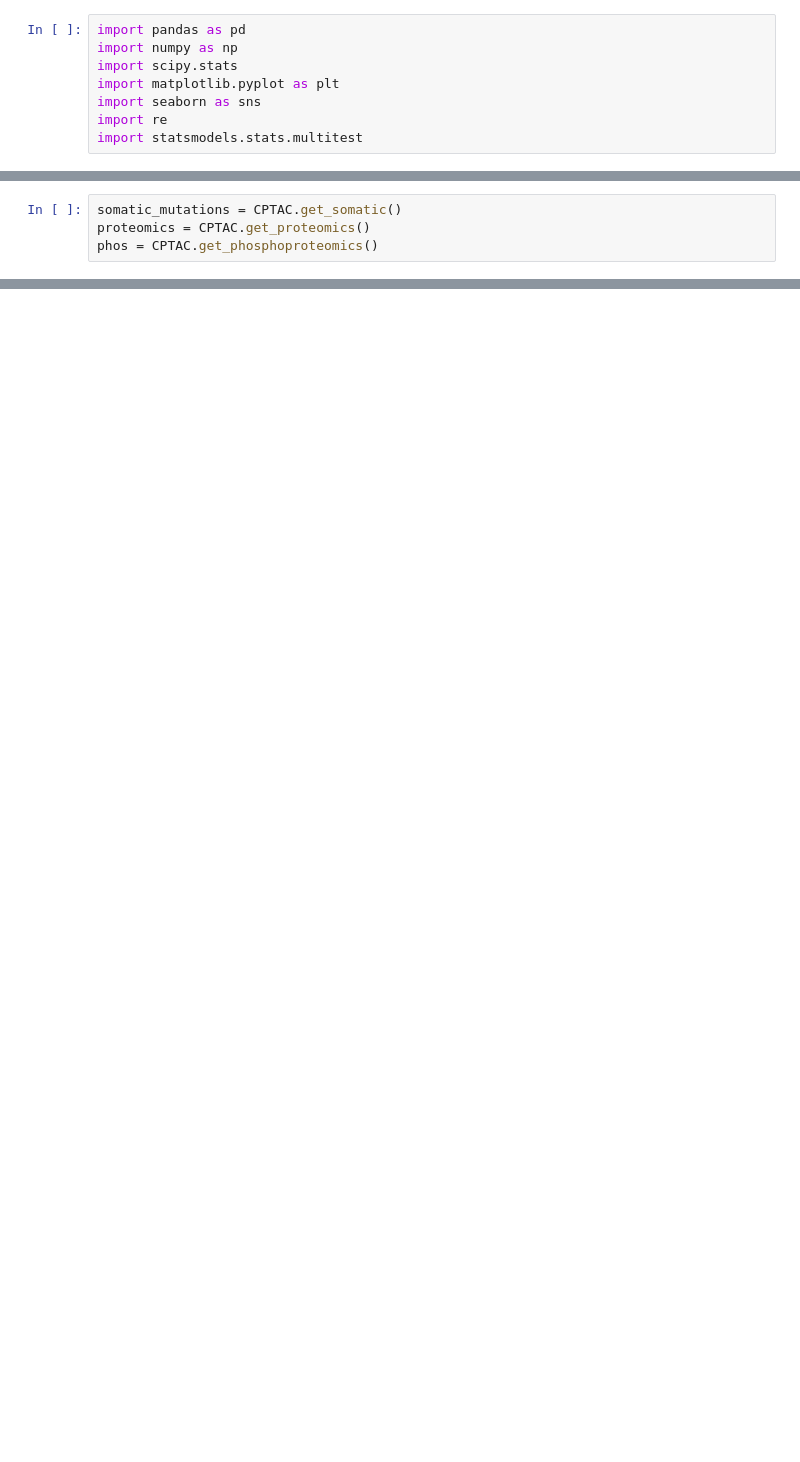
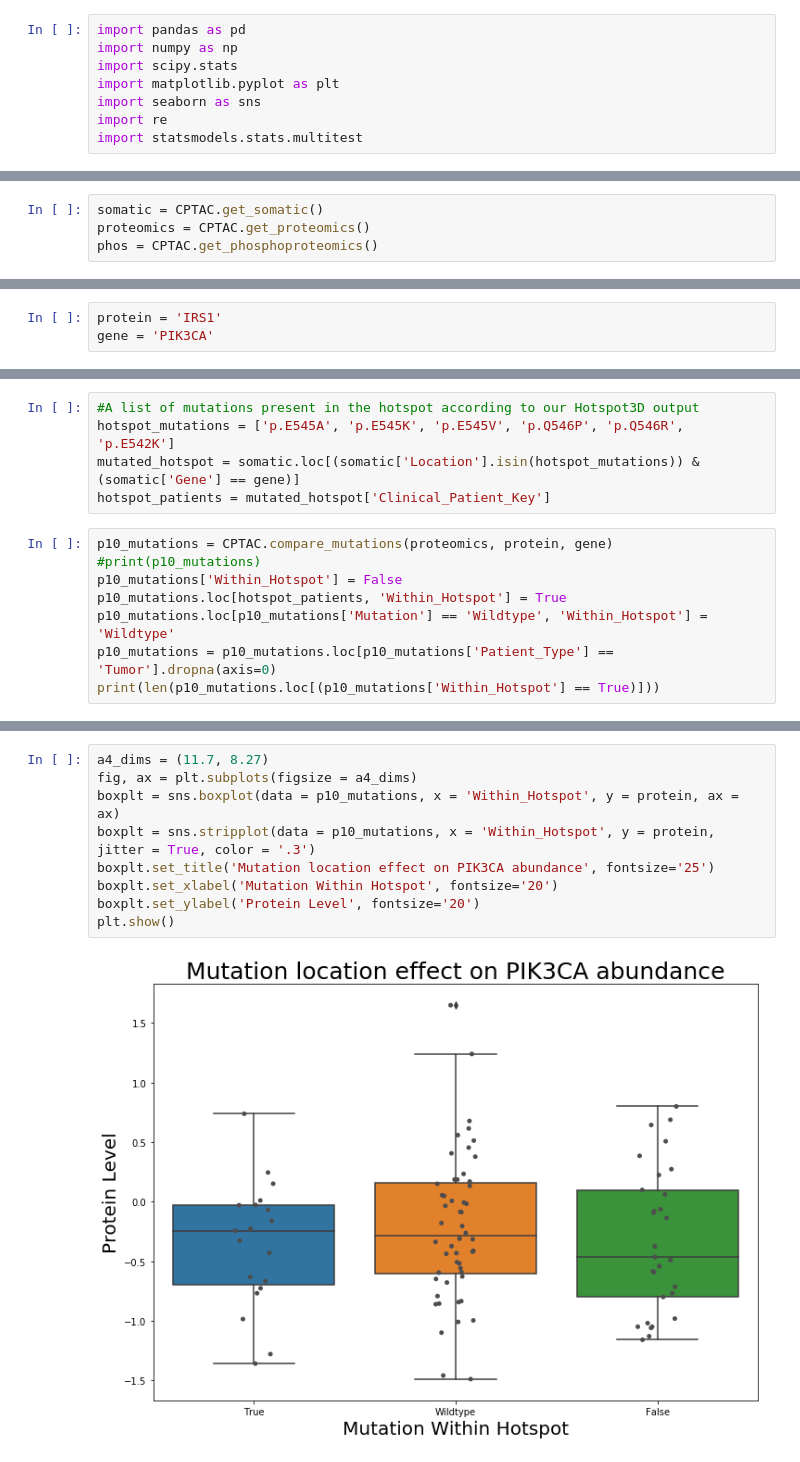
Before and after one commit to PayneLab/UCEC-clinical-stat-analysis, a Jupyter notebook: Protein_Notebooks/PIK3CA/Interacting_Proteins/IRS1_Hotspot.ipynb, the cells around one changed output, grey strips where cells are left out. Cells and saved outputs as stored; diff of their text form; blank space fills up the shorter version.

```diff
--- a/Protein_Notebooks/PIK3CA/Interacting_Proteins/IRS1_Hotspot.ipynb
+++ b/Protein_Notebooks/PIK3CA/Interacting_Proteins/IRS1_Hotspot.ipynb
@@ -24,4 +33,4 @@ WARNING: This data is under a publication embargo until July 1, 2019. CPTAC is a
 # %%
-somatic_mutations = CPTAC.get_somatic()
+somatic = CPTAC.get_somatic()
 proteomics = CPTAC.get_proteomics()
 phos = CPTAC.get_phosphoproteomics()
@@ -32,0 +37,3 @@ protein = 'PIK3CA'
+# %%
+protein = 'IRS1'
+gene = 'PIK3CA'
@@ -32,0 +42,13 @@ protein = 'PIK3CA'
+# %%
+#A list of mutations present in the hotspot according to our Hotspot3D output
+hotspot_mutations = ['p.E545A', 'p.E545K', 'p.E545V', 'p.Q546P', 'p.Q546R', 'p.E542K']
+mutated_hotspot = somatic.loc[(somatic['Location'].isin(hotspot_mutations)) & (somatic['Gene'] == gene)]
+hotspot_patients = mutated_hotspot['Clinical_Patient_Key']
+# %%
+p10_mutations = CPTAC.compare_mutations(proteomics, protein, gene)
+#print(p10_mutations)
+p10_mutations['Within_Hotspot'] = False
+p10_mutations.loc[hotspot_patients, 'Within_Hotspot'] = True
+p10_mutations.loc[p10_mutations['Mutation'] == 'Wildtype', 'Within_Hotspot'] = 'Wildtype'
+p10_mutations = p10_mutations.loc[p10_mutations['Patient_Type'] == 'Tumor'].dropna(axis=0)
+print(len(p10_mutations.loc[(p10_mutations['Within_Hotspot'] == True)]))
@@ -32,0 +93,11 @@ protein = 'PIK3CA'
+# %%
+a4_dims = (11.7, 8.27)
+fig, ax = plt.subplots(figsize = a4_dims)
+boxplt = sns.boxplot(data = p10_mutations, x = 'Within_Hotspot', y = protein, ax = ax)
+boxplt = sns.stripplot(data = p10_mutations, x = 'Within_Hotspot', y = protein, jitter = True, color = '.3')
+boxplt.set_title('Mutation location effect on PIK3CA abundance', fontsize='25')
+boxplt.set_xlabel('Mutation Within Hotspot', fontsize='20')
+boxplt.set_ylabel('Protein Level', fontsize='20')
+plt.show()
+# %% [output]
+[figure, added]
```
Also changed, not shown: parts of 30 cells of this notebook, 3 other files.
